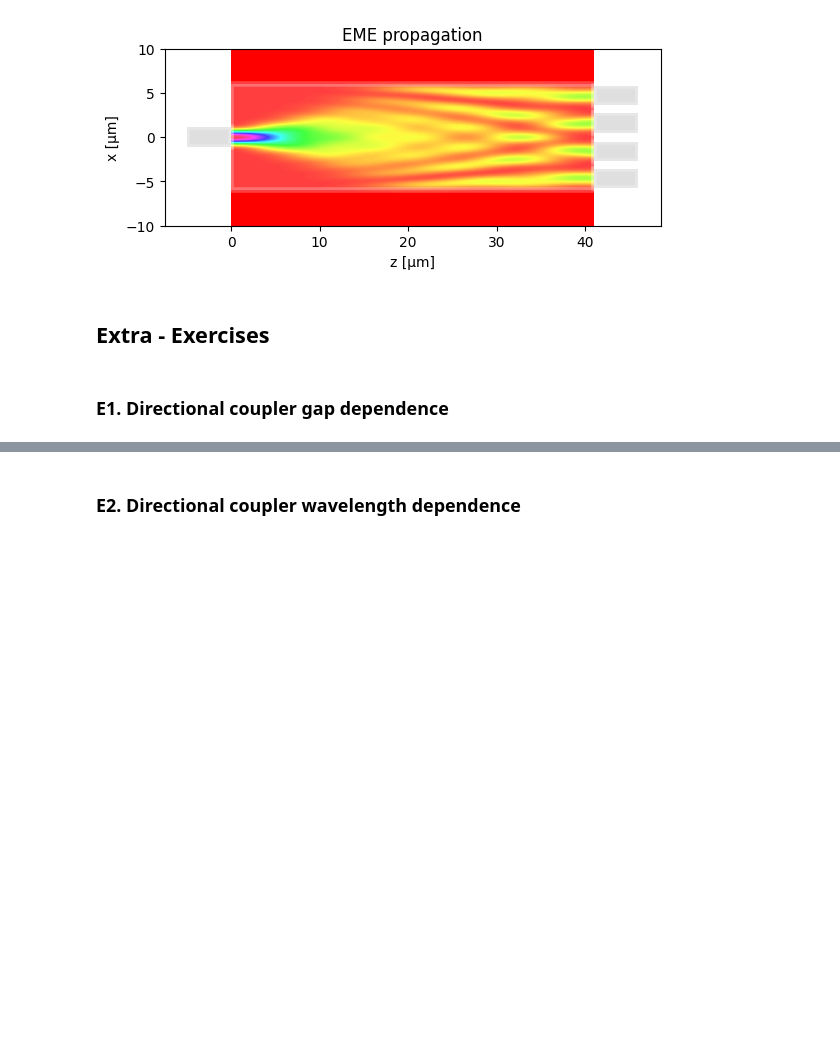
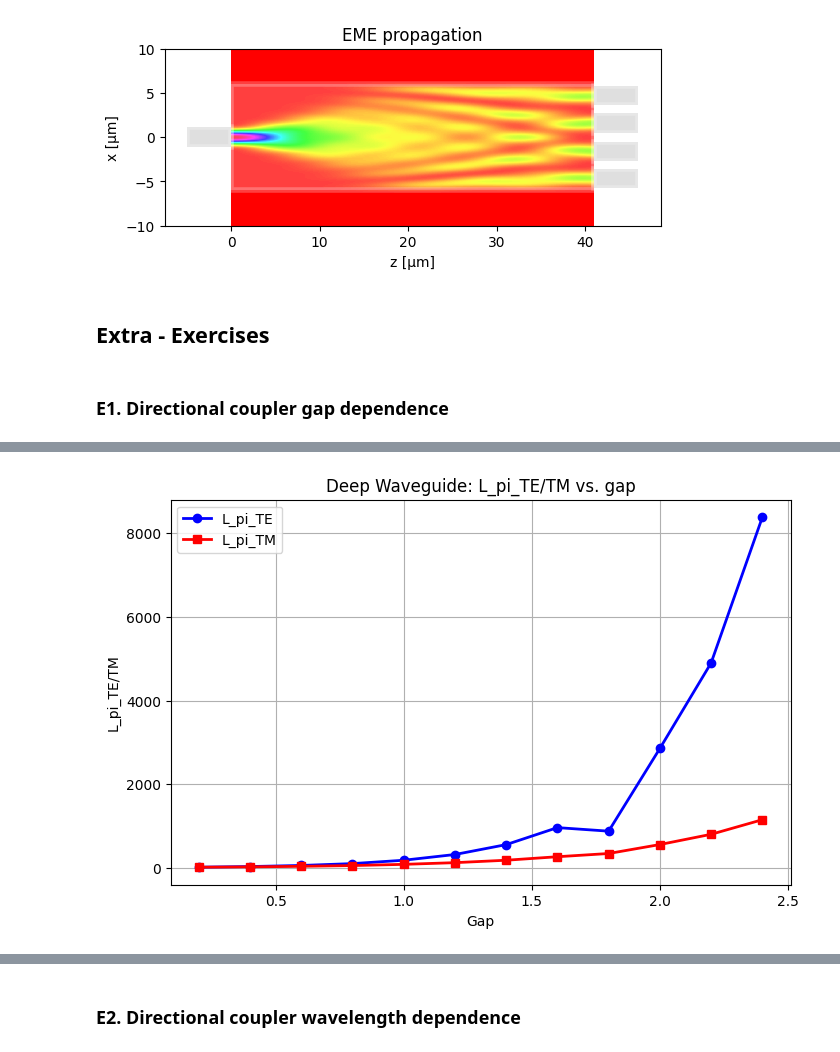
Before and after one commit to claudiaquiles/cifoin-lab2, a Jupyter notebook: COUPLERS_Student.ipynb, the cells around one changed output, grey strips where cells are left out. Cells and saved outputs as stored; diff of their text form; code cells hidden in the pictures; blank space fills up the shorter version.

```diff
--- a/COUPLERS_Student.ipynb
+++ b/COUPLERS_Student.ipynb
@@ -763,6 +765,10 @@ Ratio over OUTs ['0.2440', '0.2560', '0.2560', '0.2440']
 # %%
 gap_to_simulate = 600 * nm # STUDENT. You can manually change the gap
                             # or you can sweep the parameter using a Python for loop.
+
+gap_range = np.arange(0.2, 2.6, 0.2)
+wavelength = 1550 * nm
+
 
 deep_dcoupler_cs = gt.modes.WaveguideCoupler(
     wavelength=wavelength, # Wavelength to simulate - Must be a vector
@@ -779,4 +785,20 @@ deep_dcoupler_cs = gt.modes.WaveguideCoupler(
     grid_resolution=20 # Parameters of the grid
 )
 
-# STUDENT. Plot goes here
+
+result = gt.modes.sweep_coupling_length(deep_dcoupler_cs,gaps=gap_range)
+print(result)
+# Extraer columnas
+Lpi_TE = result[:, 0]  # columna 0 → TE
+Lpi_TM = result[:, 1]  # columna 1 → TM
+
+plt.figure(figsize=(8, 5))
+plt.plot(gap_range, Lpi_TE, 'b-o', linewidth=2, label='L_pi_TE')
+plt.plot(gap_range, Lpi_TM, 'r-s',linewidth=2, label='L_pi_TM')
+plt.title("Deep Waveguide: L_pi_TE/TM vs. gap")
+plt.xlabel("Gap")
+plt.ylabel("L_pi_TE/TM")
+plt.grid()
+plt.legend()
+plt.show()
+# %% [output]
@@ -782,0 +822 @@ deep_dcoupler_cs = gt.modes.WaveguideCoupler(
+[figure, added]
```
Also changed, not shown: parts of 16 cells of this notebook.
